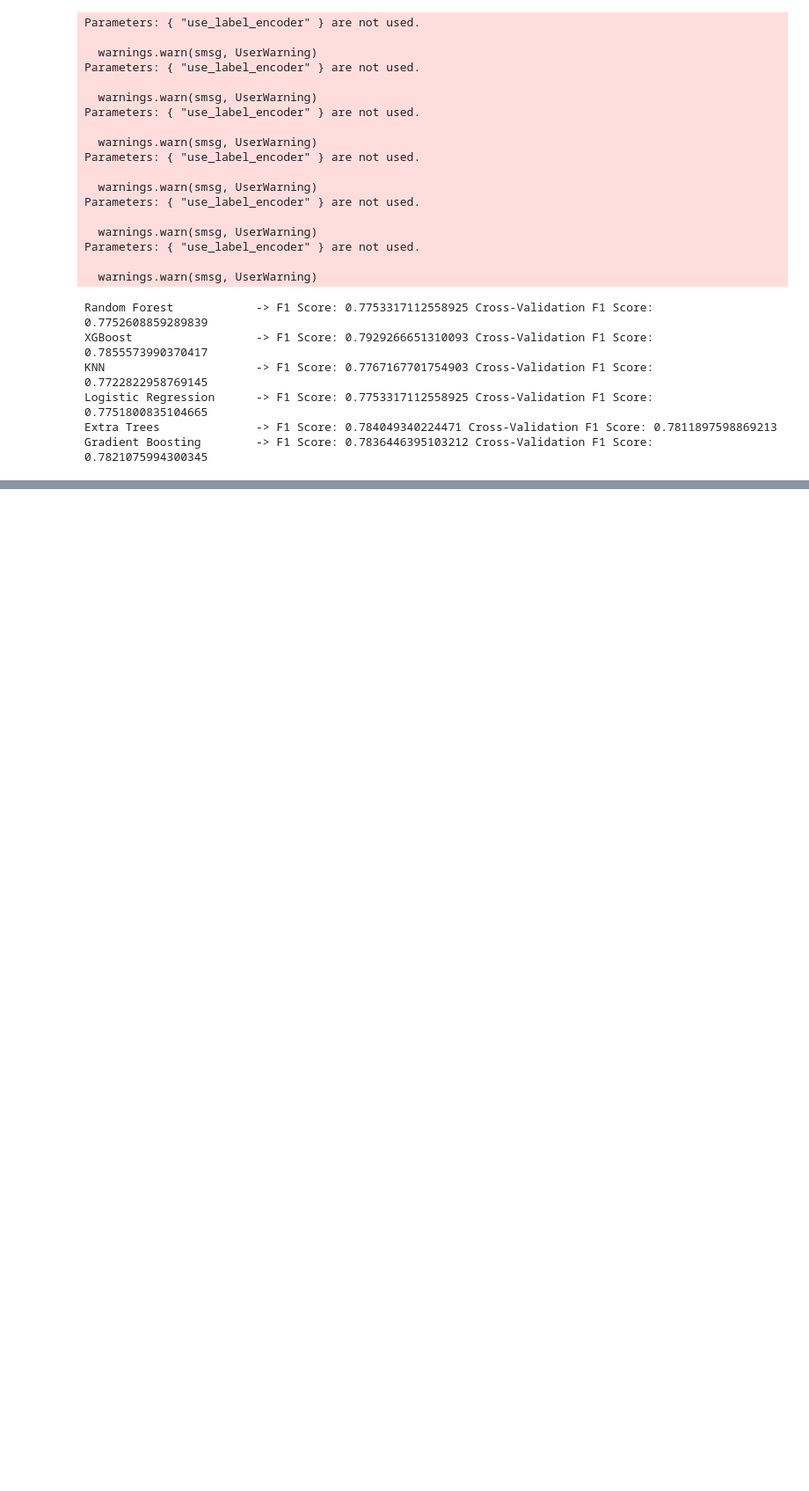
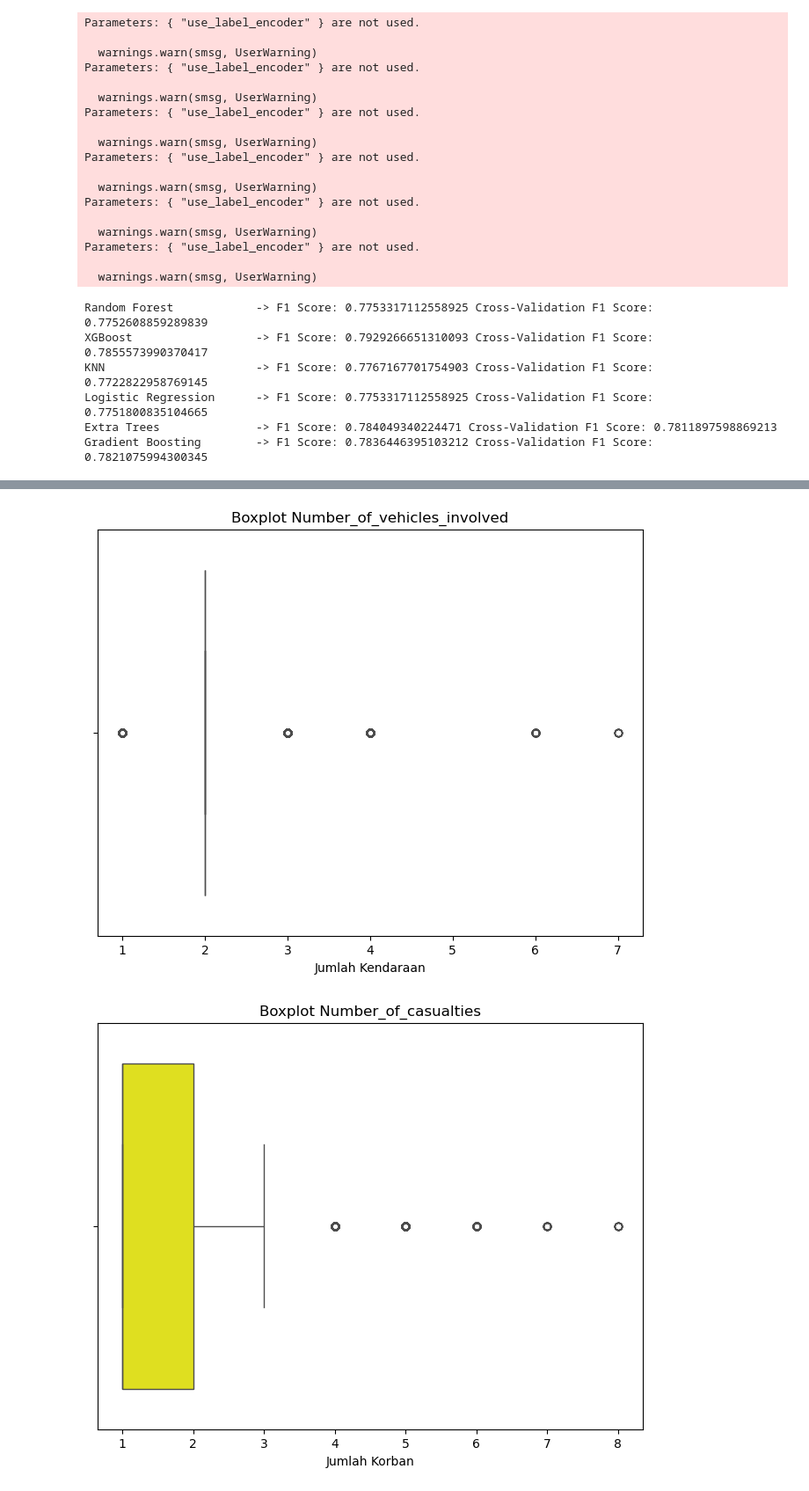
Before and after one commit to ahmadnafi30/3-AhmadNafiMubarok_OrieAbyanMaulana, a Jupyter notebook: code/modeling_vO.ipynb, the cells around one changed output, grey strips where cells are left out. Shown: that part at 88% size. Saved outputs shown, nothing was run; the diff lists cells and outputs as text; code cells hidden in the pictures; blank space fills up the shorter version.

```diff
--- a/code/modeling_vO.ipynb
+++ b/code/modeling_vO.ipynb
@@ -947,0 +1073,17 @@ plt.show()
+# %%
+# Boxplot untuk Number_of_vehicles_involved
+plt.figure(figsize=(8, 6))
+sns.boxplot(x=df_encoded_mix['Number_of_vehicles_involved'], color='blue')
+plt.title('Boxplot Number_of_vehicles_involved')
+plt.xlabel('Jumlah Kendaraan')
+plt.show()
+
+# Boxplot untuk Number_of_casualties
+plt.figure(figsize=(8, 6))
+sns.boxplot(x=df_encoded_mix['Number_of_casualties'], color='yellow')
+plt.title('Boxplot Number_of_casualties')
+plt.xlabel('Jumlah Korban')
+plt.show()
+# %% [output]
+[figure, added]
+[figure, added]
```
Also changed, not shown: parts of 32 cells of this notebook.
